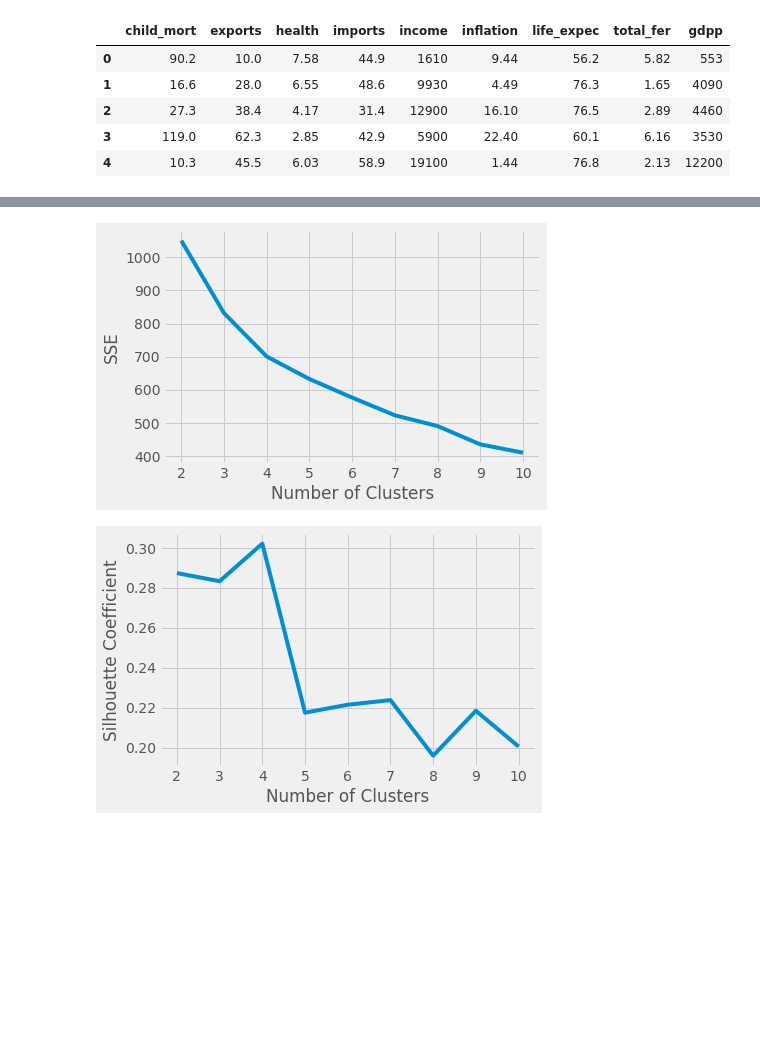
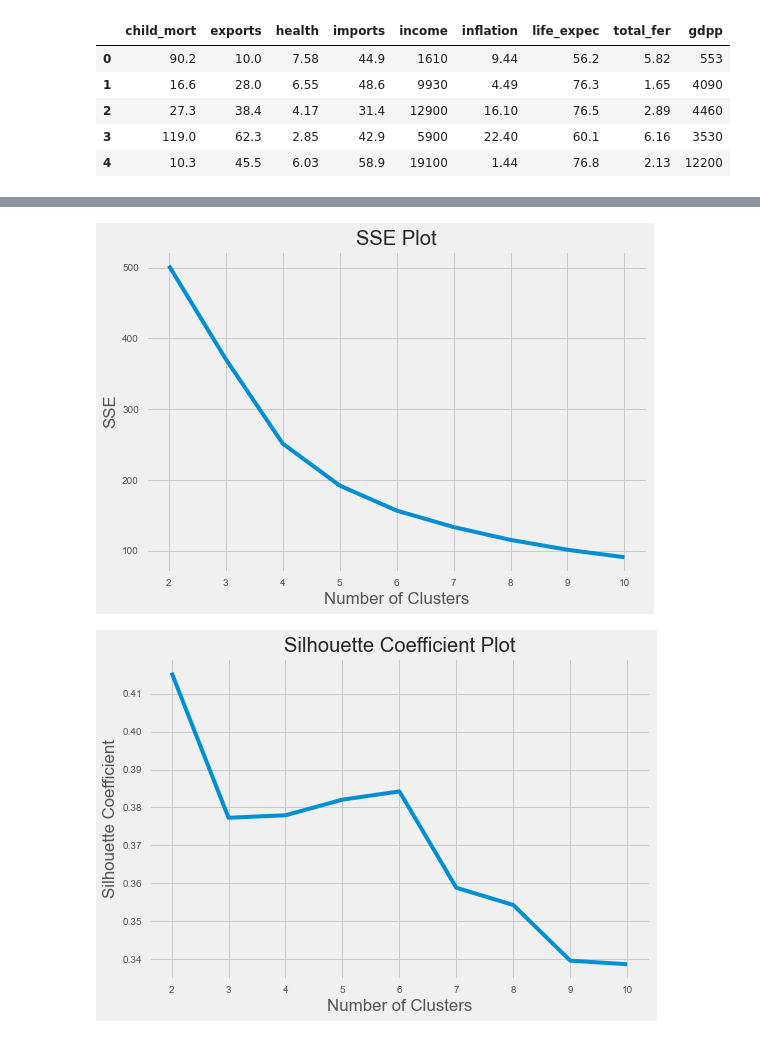
Before and after one commit to hnslmp/machine_learning_ui, a Jupyter notebook: 4.Clustering/clustering.ipynb, the cells around one changed output, grey strips where cells are left out. Saved outputs shown, nothing was run; the diff lists cells and outputs as text; code cells hidden in the pictures; blank space fills up the shorter version.

Commit message:
added plot

```diff
--- a/4.Clustering/clustering.ipynb
+++ b/4.Clustering/clustering.ipynb
@@ -23,8 +23,13 @@ data.head()
 | 4 | 10.3 | 45.5 | 6.03 | 58.9 | 19100 | 1.44 | 76.8 | 2.13 | 12200 |
 # %%
 #Preprocessing
+from sklearn.decomposition import PCA
 scaler = StandardScaler()
 data_scaled = scaler.fit_transform(data)
+
+pca = PCA(n_components=2)
+pca.fit(data_scaled)
+pca_data = pca.transform(data_scaled)
 # %%
 #K-Means
 from sklearn.cluster import KMeans
@@ -40,7 +45,13 @@ sse = []
 
 for k in range(2, 11):
     kmeans = KMeans(n_clusters=k, **kmeans_parameter)
-    kmeans.fit(data_scaled)
+    kmeans.fit(pca_data)
+
     sse.append(kmeans.inertia_)
-    score = silhouette_score(data_scaled, kmeans.labels_)
+    score = silhouette_score(pca_data, kmeans.labels_)
     silhouette_kmeans.append(score)
+
+    plt.figure(figsize=(10, 7))
+    title = "Scatter Plot for K = " + str(k)
+    plt.title(title)
+    plt.scatter(pca_data[:,0], pca_data[:,1], c=kmeans.labels_, cmap='rainbow')
@@ -47,19 +68,21 @@ for k in range(2, 11):
 # %%
  #Plot Intertia
  plt.style.use("fivethirtyeight")
+ plt.title('SSE Plot')
  plt.plot(range(2, 11), sse)
  plt.xticks(range(2, 11))
  plt.xlabel("Number of Clusters")
  plt.ylabel("SSE")
  plt.show()
 
 #Plot Silhouettes
 plt.style.use("fivethirtyeight")
+plt.title('Silhouette Coefficient Plot')
 plt.plot(range(2, 11), silhouette_kmeans)
 plt.xticks(range(2, 11))
 plt.xlabel("Number of Clusters")
 plt.ylabel("Silhouette Coefficient")
 plt.show()
 # %% [output]
-[figure, old version]
+[figure, new version]
-[figure, old version]
+[figure, new version]
```
Also changed, not shown: parts of 9 cells of this notebook.
